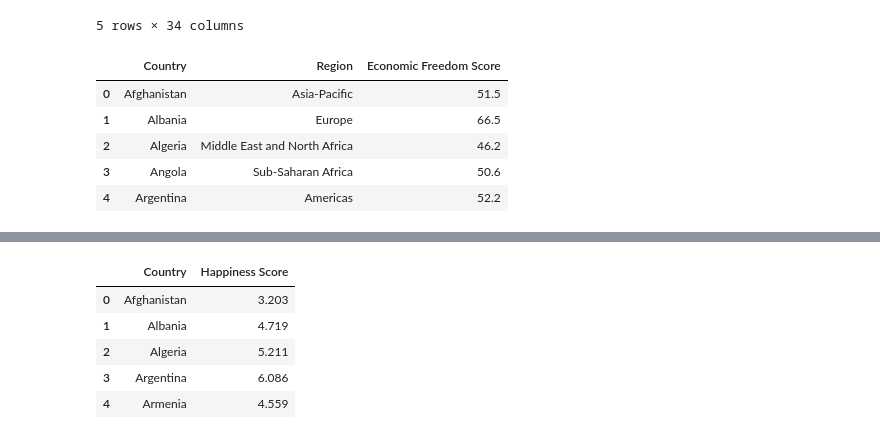
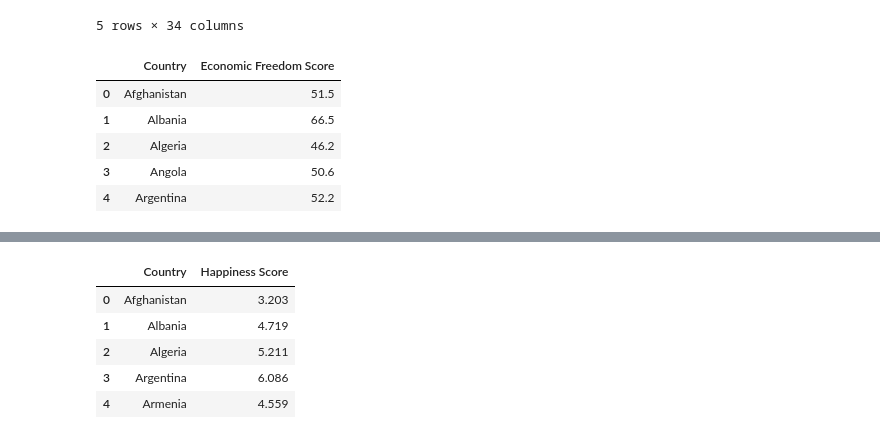
Before and after one commit to nina-driver/Springboard-Capstone-Project-1, a Jupyter notebook: Data Wrangling-WH-EF.ipynb, the cells around one changed output, grey strips where cells are left out. Drawn from its saved outputs; the diff is of its cells as text; code cells hidden in the pictures.

```diff
--- a/Data Wrangling-WH-EF.ipynb
+++ b/Data Wrangling-WH-EF.ipynb
@@ -39,15 +39,15 @@ ef_2019_raw.head()
 | 4 | 5 | Argentina | Argentina | Americas | 148.0 | 26.0 | 52.2 | 47.8 | ... |
 5 rows × 34 columns
 # %%
-ef_2019 = ef_2019_raw[['Country','Region','2019 Score']].rename(columns={'2019 Score':'Economic Freedom Score'}).sort_values(by=['Country'])
+ef_2019 = ef_2019_raw[['Country', '2019 Score']].rename(columns={'2019 Score':'Economic Freedom Score'}).sort_values(by=['Country'])
 
 ef_2019.head()
 # %% [output]
-|  | Country | Region | Economic Freedom Score |
-| 0 | Afghanistan | Asia-Pacific | 51.5 |
-| 1 | Albania | Europe | 66.5 |
-| 2 | Algeria | Middle East and North Africa | 46.2 |
-| 3 | Angola | Sub-Saharan Africa | 50.6 |
-| 4 | Argentina | Americas | 52.2 |
+|  | Country | Economic Freedom Score |
+| 0 | Afghanistan | 51.5 |
+| 1 | Albania | 66.5 |
+| 2 | Algeria | 46.2 |
+| 3 | Angola | 50.6 |
+| 4 | Argentina | 52.2 |
 # %%
 #2019 World Happiness Data is the 4th <table> element on page
```
Also changed, not shown: parts of 32 cells of this notebook.
